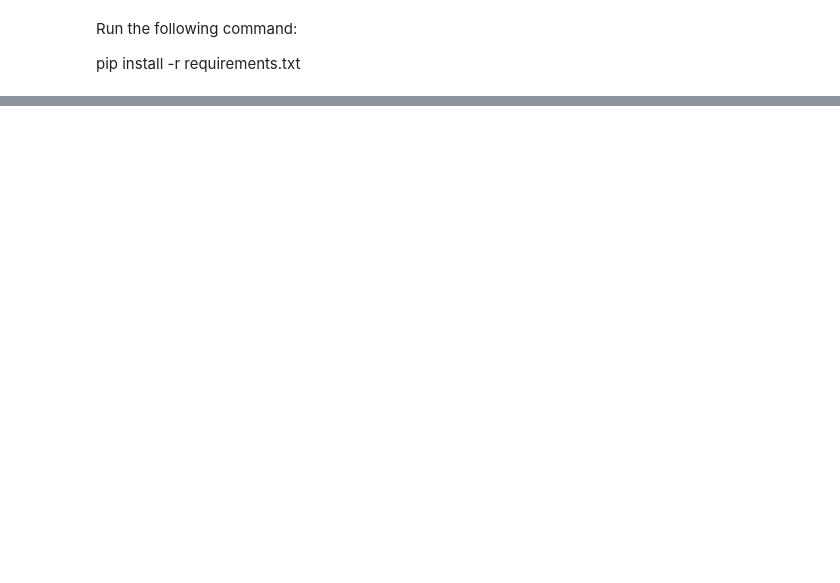
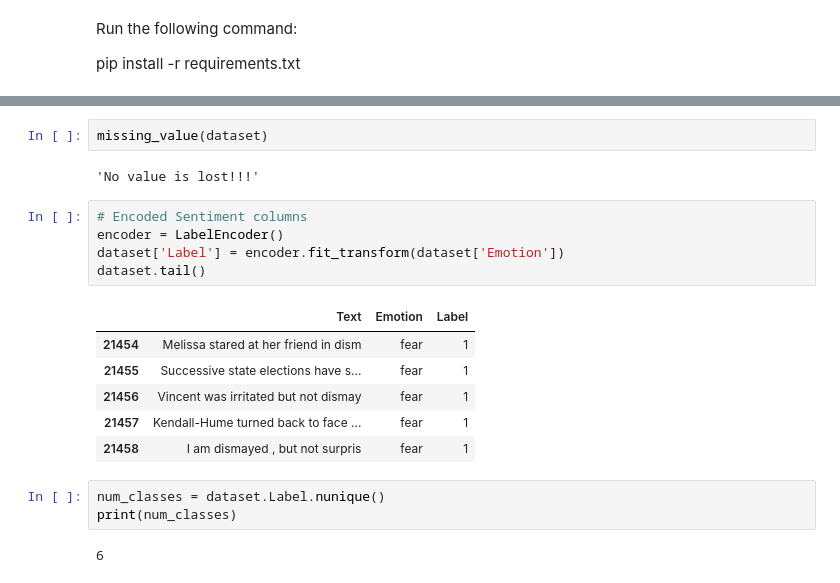
Before and after one commit to hassanali1228/twitter-emotion-bot, a Jupyter notebook: Twitter.ipynb, the cells around one changed output, grey strips where cells are left out. Drawn from its saved outputs; the diff is of its cells as text; blank space fills up the shorter version.

```diff
--- a/Twitter.ipynb
+++ b/Twitter.ipynb
@@ -135,0 +70,21 @@ print(check(predictions[0]))
+# %%
+missing_value(dataset)
+# %% [output]
+'No value is lost!!!'
+# %%
+# Encoded Sentiment columns
+encoder = LabelEncoder()
+dataset['Label'] = encoder.fit_transform(dataset['Emotion'])
+dataset.tail()
+# %% [output]
+|  | Text | Emotion | Label |
+| 21454 | Melissa stared at her friend in dism | fear | 1 |
+| 21455 | Successive state elections have s... | fear | 1 |
+| 21456 | Vincent was irritated but not dismay | fear | 1 |
+| 21457 | Kendall-Hume turned back to face ... | fear | 1 |
+| 21458 | I am dismayed , but not surpris | fear | 1 |
+# %%
+num_classes = dataset.Label.nunique()
+print(num_classes)
+# %% [output]
+6
```
Also changed, not shown: parts of 28 cells of this notebook, 4 other files.
